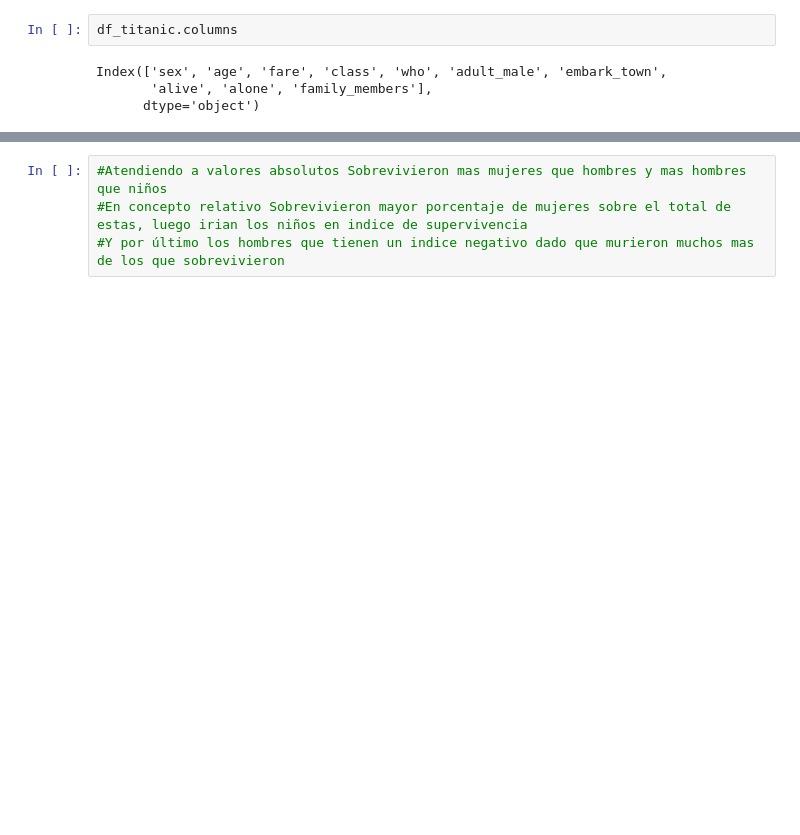
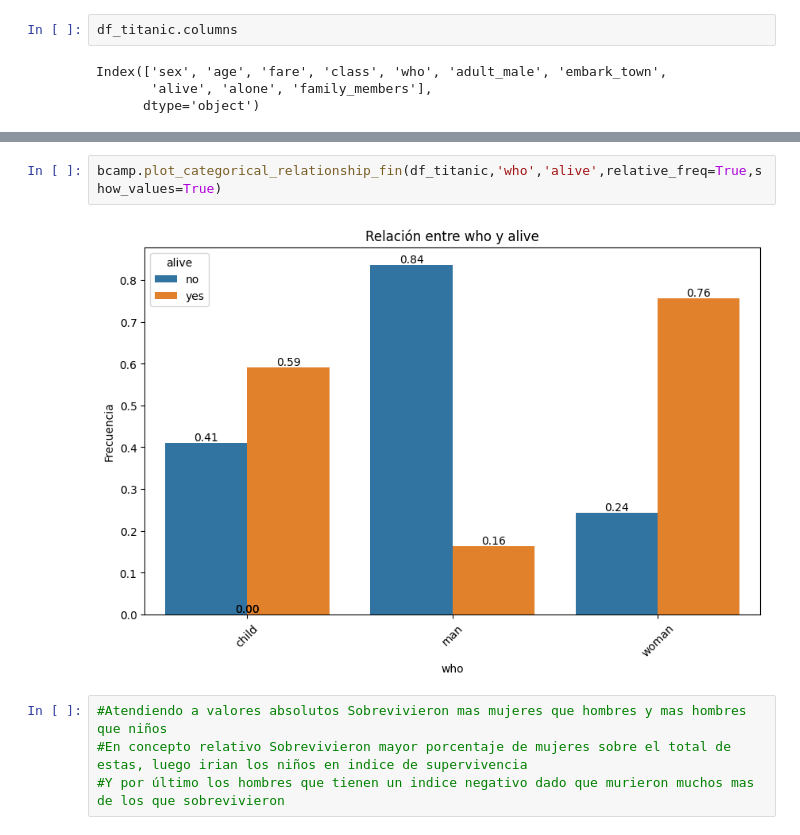
Before and after one commit to guicnw/ONLINE_DS_THEBRIDGE_GUILLERMO, a Jupyter notebook: Sprint_7/Sprint7_Unidad_02/Practica_Obligatoria_Sprint7_Unidad_1/18_Practica_Obligatoria_Multivariante.ipynb, the cells around one changed output, grey strips where cells are left out. Drawn from its saved outputs; the diff is of its cells as text; blank space fills up the shorter version.

```diff
--- a/Sprint_7/Sprint7_Unidad_02/Practica_Obligatoria_Sprint7_Unidad_1/18_Practica_Obligatoria_Multivariante.ipynb
+++ b/Sprint_7/Sprint7_Unidad_02/Practica_Obligatoria_Sprint7_Unidad_1/18_Practica_Obligatoria_Multivariante.ipynb
@@ -149,3 +149,7 @@ bcamp.plot_categorical_relationship_fin(df_titanic,'who','alive')
+# %%
+bcamp.plot_categorical_relationship_fin(df_titanic,'who','alive',relative_freq=True,show_values=True)
+# %% [output]
+[figure, added]
 # %%
 #Atendiendo a valores absolutos Sobrevivieron mas mujeres que hombres y mas hombres que niños
 #En concepto relativo Sobrevivieron mayor porcentaje de mujeres sobre el total de estas, luego irian los niños en indice de supervivencia
```
Also changed, not shown: parts of 44 cells of this notebook.
